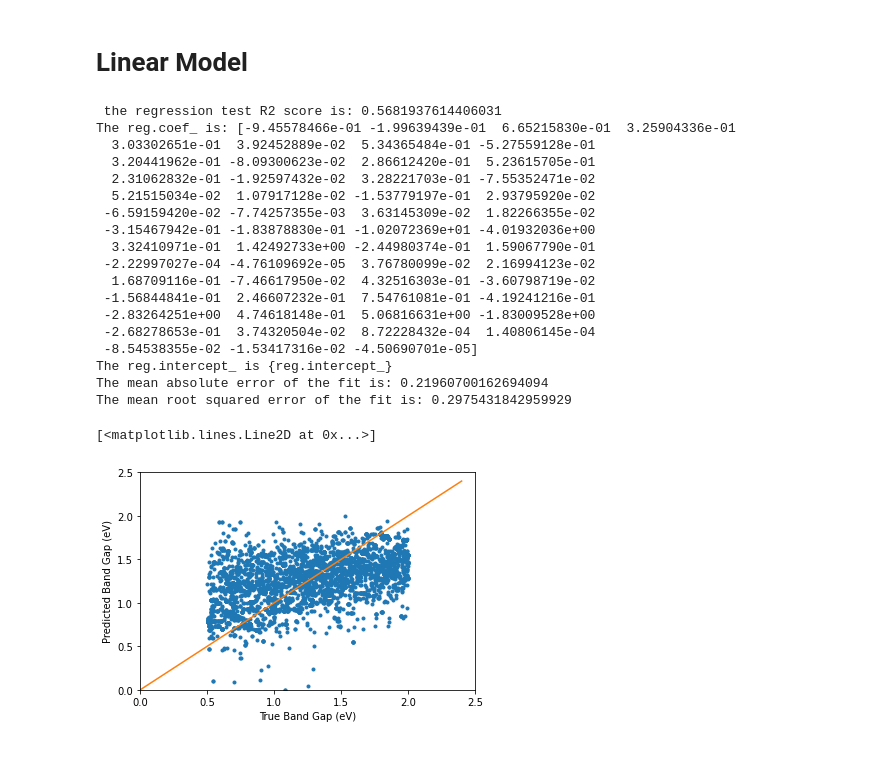
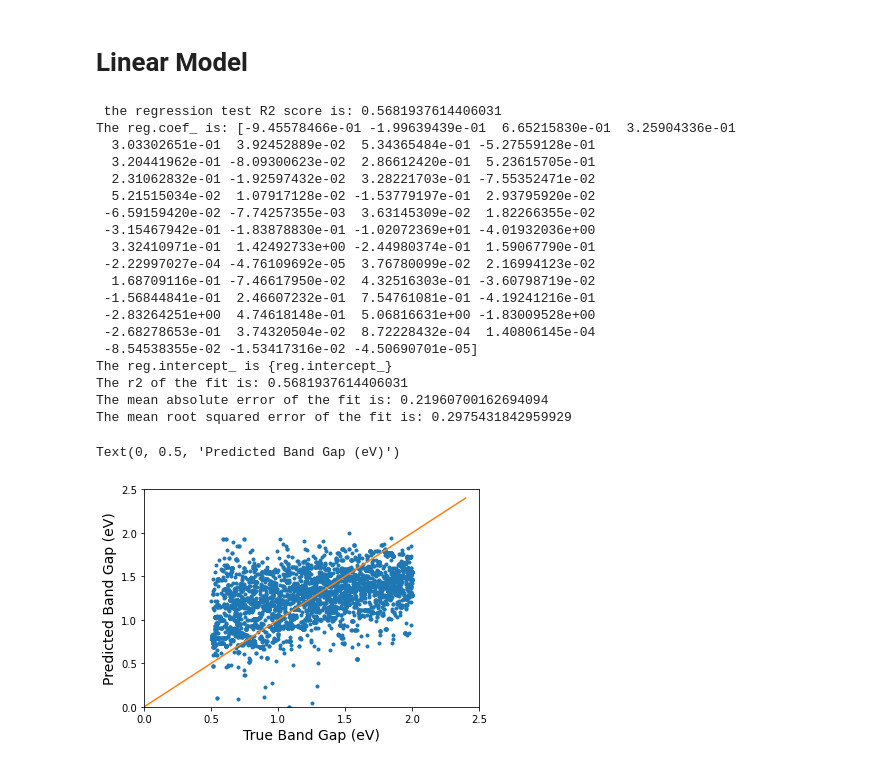
Before and after one commit to tisabe/jraph_MPEU, a Jupyter notebook: other_models/elem_rf/salman_rf_training.ipynb, the cells around one changed output. Drawn from its saved outputs; the diff is of its cells as text; code cells hidden in the pictures.

```diff
--- a/other_models/elem_rf/salman_rf_training.ipynb
+++ b/other_models/elem_rf/salman_rf_training.ipynb
@@ -69,35 +81,39 @@ print('The reg.intercept_ is {reg.intercept_}')
 
 y_pred= reg.predict(X_test)
 
+print(f'The r2 of the fit is: {r2_score(y_test, y_pred)}')
 print(f'The mean absolute error of the fit is: {mean_absolute_error(y_test, y_pred)}')
 print(f'The mean root squared error of the fit is: {np.sqrt(mean_squared_error(y_test, y_pred))}')
 import matplotlib.pyplot as plt
 
 plt.plot(y_test, y_pred, '.')
 plt.xlim([0.0, 2.5])
 plt.ylim([0.0, 2.5])
 plt.xlabel('True Band Gap (eV)')
 plt.ylabel('Predicted Band Gap (eV)')
 x = np.arange(0, 2.5, 0.1)
 plt.plot(x, x, '-')
+plt.xlabel('True Band Gap (eV)', fontsize=14)
+plt.ylabel('Predicted Band Gap (eV)', fontsize=14)
 # %% [output]
  the regression test R2 score is: 0.5681937614406031
 The reg.coef_ is: [-9.45578466e-01 -1.99639439e-01  6.65215830e-01  3.25904336e-01
   3.03302651e-01  3.92452889e-02  5.34365484e-01 -5.27559128e-01
   3.20441962e-01 -8.09300623e-02  2.86612420e-01  5.23615705e-01
   2.31062832e-01 -1.92597432e-02  3.28221703e-01 -7.55352471e-02
   5.21515034e-02  1.07917128e-02 -1.53779197e-01  2.93795920e-02
  -6.59159420e-02 -7.74257355e-03  3.63145309e-02  1.82266355e-02
  -3.15467942e-01 -1.83878830e-01 -1.02072369e+01 -4.01932036e+00
   3.32410971e-01  1.42492733e+00 -2.44980374e-01  1.59067790e-01
  -2.22997027e-04 -4.76109692e-05  3.76780099e-02  2.16994123e-02
   1.68709116e-01 -7.46617950e-02  4.32516303e-01 -3.60798719e-02
  -1.56844841e-01  2.46607232e-01  7.54761081e-01 -4.19241216e-01
  -2.83264251e+00  4.74618148e-01  5.06816631e+00 -1.83009528e+00
  -2.68278653e-01  3.74320504e-02  8.72228432e-04  1.40806145e-04
  -8.54538355e-02 -1.53417316e-02 -4.50690701e-05]
 The reg.intercept_ is {reg.intercept_}
+The r2 of the fit is: 0.5681937614406031
 The mean absolute error of the fit is: 0.21960700162694094
 The mean root squared error of the fit is: 0.2975431842959929
-[<matplotlib.lines.Line2D at 0x...>]
+Text(0, 0.5, 'Predicted Band Gap (eV)')
-[figure, old version]
+[figure, new version]
```
Also changed, not shown: parts of 3 cells of this notebook.
